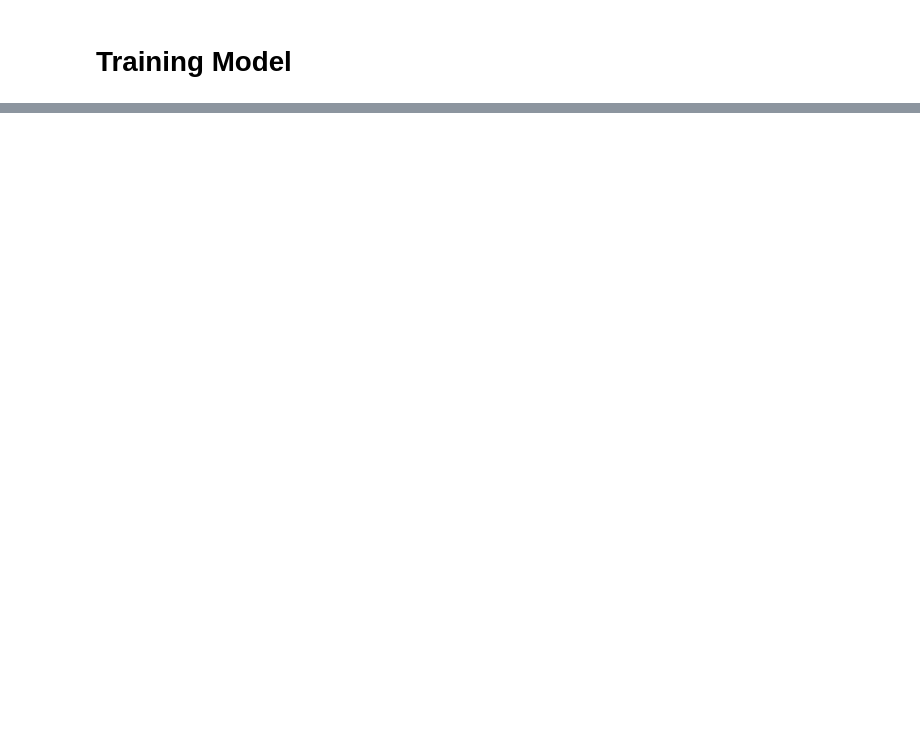
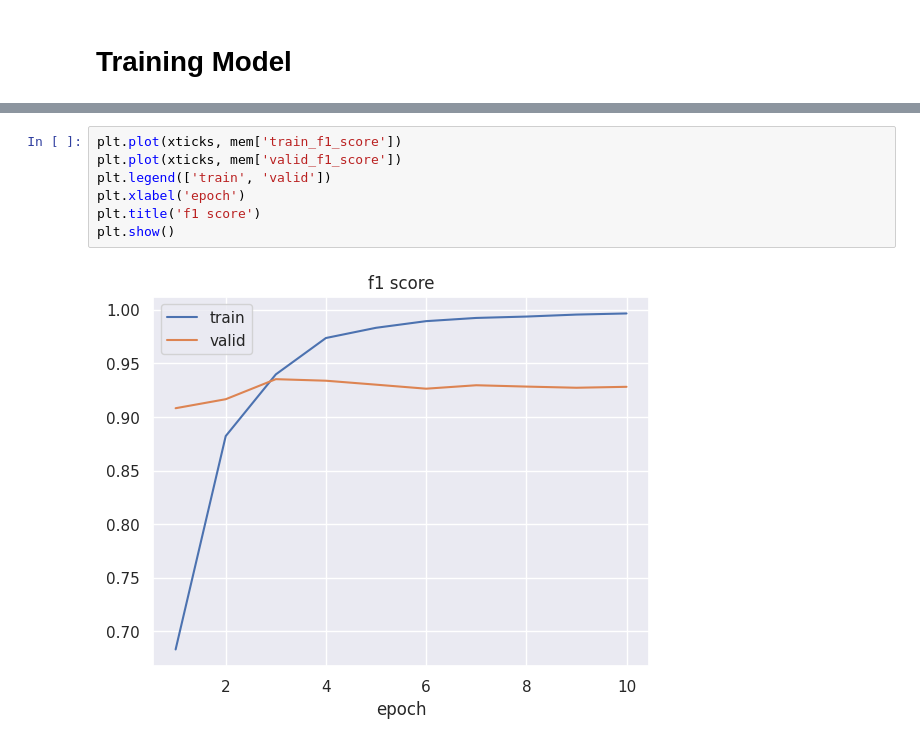
Before and after one commit to magiciansz/NUS-RetiMark, a Jupyter notebook: retimark-x-capstone-amd.ipynb, the cells around one changed output, grey strips where cells are left out. Cells and saved outputs as stored; diff of their text form; blank space fills up the shorter version.

```diff
--- a/retimark-x-capstone-amd.ipynb
+++ b/retimark-x-capstone-amd.ipynb
@@ -335,0 +435,9 @@ plt.show()
+# %%
+plt.plot(xticks, mem['train_f1_score'])
+plt.plot(xticks, mem['valid_f1_score'])
+plt.legend(['train', 'valid'])
+plt.xlabel('epoch')
+plt.title('f1 score')
+plt.show()
+# %% [output]
+[figure, added]
```
Also changed, not shown: parts of 16 cells of this notebook.
